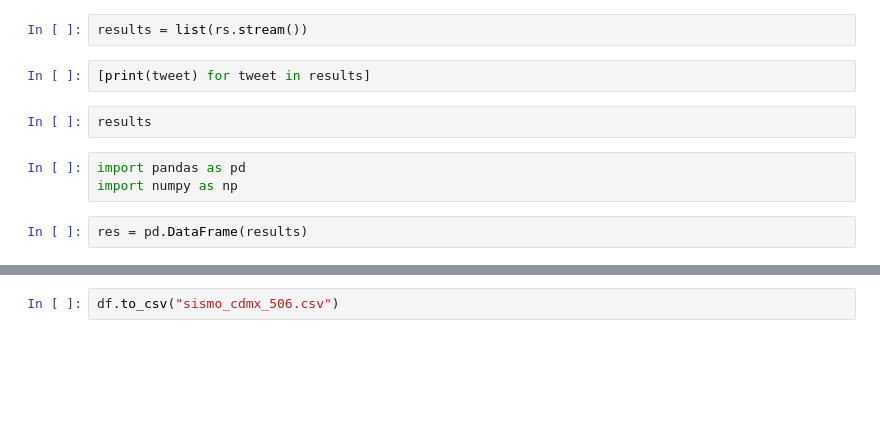
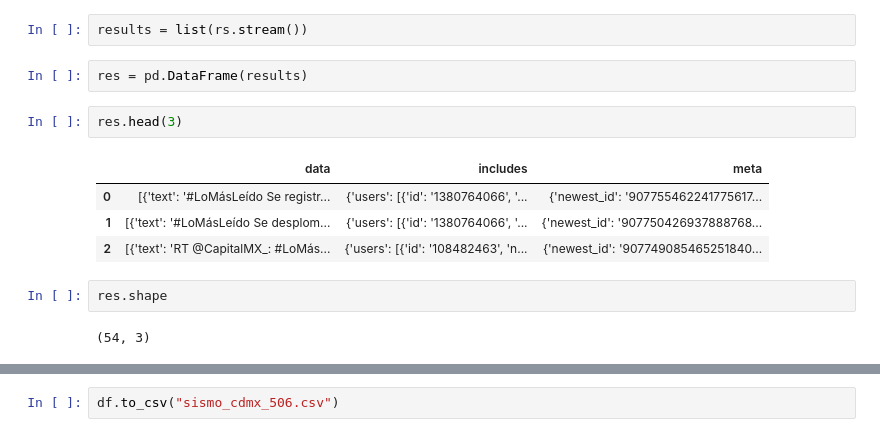
Before and after one commit to caroacostatovany/analisis-de-tweets, a Jupyter notebook: notebooks/Scrapping Tweets.ipynb, the cells around one changed output, grey strips where cells are left out. Cells and saved outputs as stored; diff of their text form; blank space fills up the shorter version.

```diff
--- a/notebooks/Scrapping Tweets.ipynb
+++ b/notebooks/Scrapping Tweets.ipynb
@@ -35,11 +77,15 @@ print(rs)
 # %%
 results = list(rs.stream())
-# %%
-[print(tweet) for tweet in results]
-# %%
-results
-# %%
-import pandas as pd
-import numpy as np
 # %%
 res = pd.DataFrame(results)
+# %%
+res.head(3)
+# %% [output]
+|  | data | includes | meta |
+| 0 | [{'text': '#LoMásLeído Se registr... | {'users': [{'id': '1380764066', '... | {'newest_id': '907755462241775617... |
+| 1 | [{'text': '#LoMásLeído Se desplom... | {'users': [{'id': '1380764066', '... | {'newest_id': '907750426937888768... |
+| 2 | [{'text': 'RT @CapitalMX_: #LoMás... | {'users': [{'id': '108482463', 'n... | {'newest_id': '907749085465251840... |
+# %%
+res.shape
+# %% [output]
+(54, 3)
```
Also changed, not shown: parts of 29 cells of this notebook, 2 other files.
